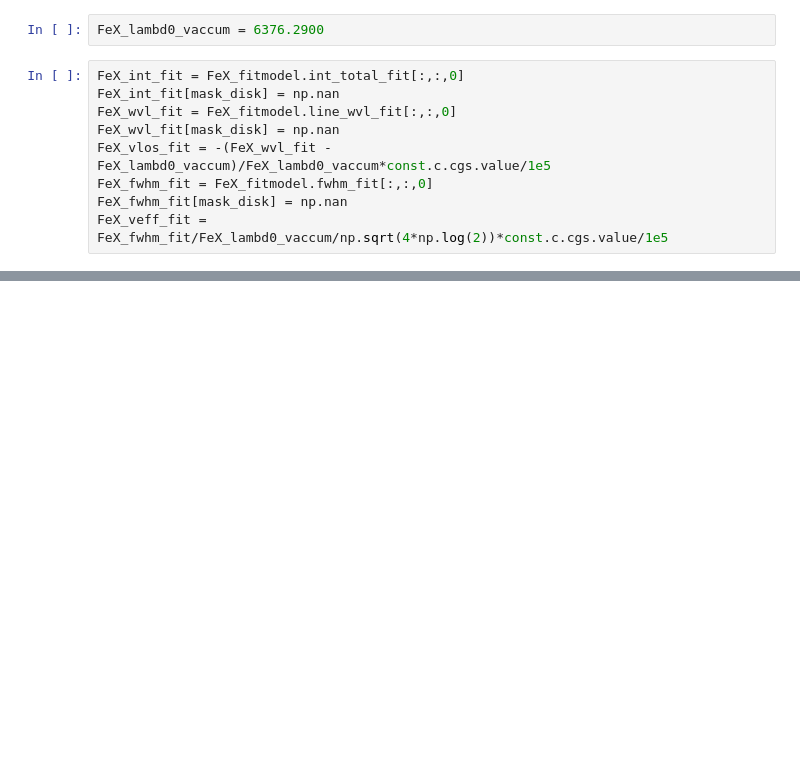
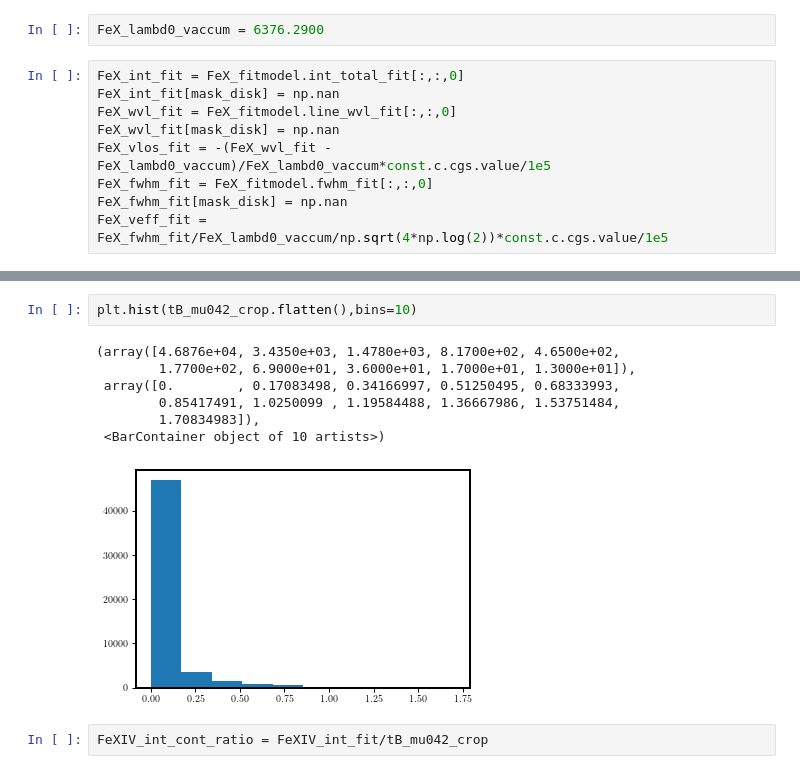
Before and after one commit to yjzhu-solar/Eclipse2017, a Jupyter notebook: ipynb/awsom/awsom_new_photoexec.ipynb, the cells around one changed output, grey strips where cells are left out. Cells and saved outputs as stored; diff of their text form; blank space fills up the shorter version.

```diff
--- a/ipynb/awsom/awsom_new_photoexec.ipynb
+++ b/ipynb/awsom/awsom_new_photoexec.ipynb
@@ -158,0 +191,12 @@ for ax_ in (ax1,ax2,ax3):
+# %%
+plt.hist(tB_mu042_crop.flatten(),bins=10)
+# %% [output]
+(array([4.6876e+04, 3.4350e+03, 1.4780e+03, 8.1700e+02, 4.6500e+02,
+        1.7700e+02, 6.9000e+01, 3.6000e+01, 1.7000e+01, 1.3000e+01]),
+ array([0.        , 0.17083498, 0.34166997, 0.51250495, 0.68333993,
+        0.85417491, 1.0250099 , 1.19584488, 1.36667986, 1.53751484,
+        1.70834983]),
+ <BarContainer object of 10 artists>)
+[figure, added]
+# %%
+FeXIV_int_cont_ratio = FeXIV_int_fit/tB_mu042_crop
```
Also changed, not shown: parts of 13 cells of this notebook, 4 other files.
